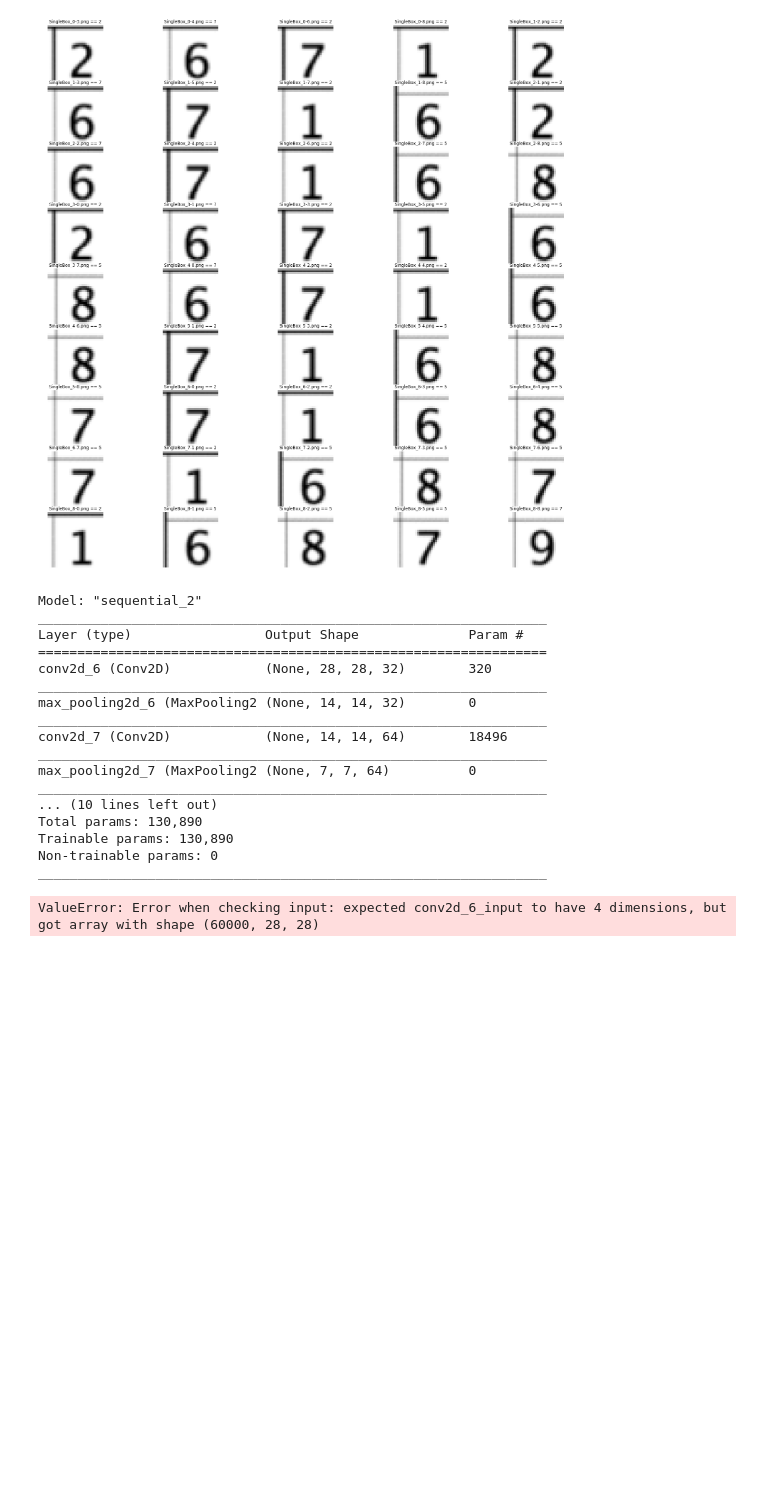
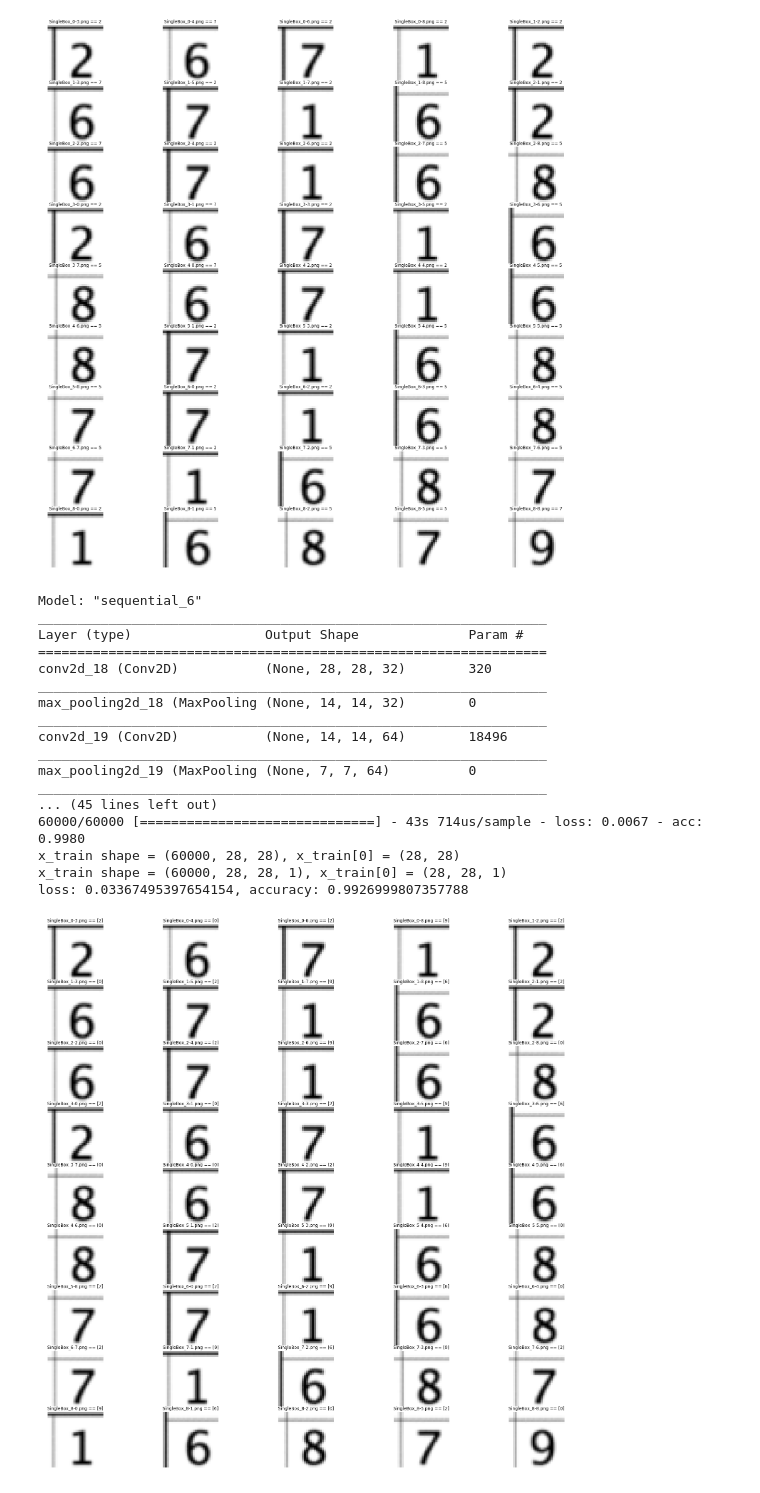
Before and after one commit to ASzwarc/SudokuSolver, a Jupyter notebook: model/experiments_MNIST.ipynb, the cells around one changed output. Drawn from its saved outputs; the diff is of its cells as text; code cells hidden in the pictures; blank space fills up the shorter version.

Commit message:
fix: corrected shapes of input for model, patched problem with input shape for predict method. Still no progress - input image has to be without any edges

```diff
--- a/model/experiments_MNIST.ipynb
+++ b/model/experiments_MNIST.ipynb
@@ -15,12 +20,6 @@ class DigitRecognizer:
         self._model = self._build_model()
 
     def _build_model(self):
-#         model = tf.keras.models.Sequential([
-#             tf.keras.layers.Flatten(input_shape=(28, 28)),
-#             tf.keras.layers.Dense(128, activation='relu'),
-#             tf.keras.layers.Dropout(0.2),
-#             tf.keras.layers.Dense(10, activation='softmax')
-#         ])
         # model and training taken from https://medium.com/@mjbhobe/mnist-digits-classification-with-keras-ed6c2374bd0e
         model = tf.keras.models.Sequential([
             tf.keras.layers.Conv2D(filters=32, kernel_size=(3, 3), activation='relu', padding='same', input_shape=(28, 28, 1)),
@@ -44,7 +43,9 @@ class DigitRecognizer:
     def _load_data(self):
         mnist_dataset = tf.keras.datasets.mnist
         (x_train, y_train), (x_test, y_test) = mnist_dataset.load_data()
-        x_train, x_test = x_train / 255.0, x_test / 255.0
+        x_train, x_test = x_train.astype(np.float64) / 255.0, x_test.astype(np.float64) / 255.0
+        x_train = np.reshape(x_train, (x_train.shape[0], 28, 28, 1))
+        x_test = np.reshape(x_test, (x_test.shape[0], 28, 28, 1))
         y_train_cat = tf.keras.utils.to_categorical(y_train, self._num_digits)
         y_test_cat = tf.keras.utils.to_categorical(y_test, self._num_digits)
         return x_train, y_train_cat, x_test, y_test_cat
@@ -115,11 +87,13 @@ def predict_and_print_nicely(digit_recognizer):
     _, ax = plt.subplots(num_rows, num_columns, figsize=(28, 28), gridspec_kw={'hspace':0.1})
     for row in range(num_rows):
         for col in range(num_columns):
+            images = []
             single_box_image_name = next(single_box_image_names)
             ax[row, col].axis("off")
             image_gray = cv.imread(image_dir + single_box_image_name, cv.IMREAD_GRAYSCALE)
-            image = cv.resize(image_gray, (28, 28), interpolation=cv.INTER_AREA).reshape(1, 28, 28).astype('float32') / 255.0
-            prediction = new_recognizer.predict(image)
+            image = cv.resize(image_gray, (28, 28), interpolation=cv.INTER_AREA).reshape(28, 28, 1).astype('float32') / 255.0
+            images.append(image)
+            prediction = np.argmax(digit_recognizer._model.predict(np.array(images)), axis=1)
             ax[row, col].imshow(image_gray, cmap="gray")
             ax[row, col].set_title(f"{single_box_image_name} == {prediction}")
     plt.show()
@@ -131,23 +105,26 @@ predict_and_print_nicely(new_recognizer)
 # %%
 new_recognizer2 = DigitRecognizer()
 new_recognizer2.train_model(15)
-new_recognizer.evaluate_model()
+new_recognizer2.evaluate_model()
 # %% [output]
-Model: "sequential_2"
+Model: "sequential_6"
 _________________________________________________________________
 Layer (type)                 Output Shape              Param #
 =================================================================
-conv2d_6 (Conv2D)            (None, 28, 28, 32)        320
+conv2d_18 (Conv2D)           (None, 28, 28, 32)        320
 _________________________________________________________________
-max_pooling2d_6 (MaxPooling2 (None, 14, 14, 32)        0
+max_pooling2d_18 (MaxPooling (None, 14, 14, 32)        0
 _________________________________________________________________
-conv2d_7 (Conv2D)            (None, 14, 14, 64)        18496
+conv2d_19 (Conv2D)           (None, 14, 14, 64)        18496
 _________________________________________________________________
-max_pooling2d_7 (MaxPooling2 (None, 7, 7, 64)          0
+max_pooling2d_19 (MaxPooling (None, 7, 7, 64)          0
 _________________________________________________________________
-... (10 lines left out)
-Total params: 130,890
-Trainable params: 130,890
-Non-trainable params: 0
-_________________________________________________________________
+... (45 lines left out)
+60000/60000 [==============================] - 43s 714us/sample - loss: 0.0067 - acc: 0.9980
+x_train shape = (60000, 28, 28), x_train[0] = (28, 28)
+x_train shape = (60000, 28, 28, 1), x_train[0] = (28, 28, 1)
+loss: 0.03367495397654154, accuracy: 0.9926999807357788
-ValueError: Error when checking input: expected conv2d_6_input to have 4 dimensions, but got array with shape (60000, 28, 28)
+# %%
+predict_and_print_nicely(new_recognizer2)
+# %% [output]
+[figure, added]
```
Also changed, not shown: parts of 3 cells of this notebook.
